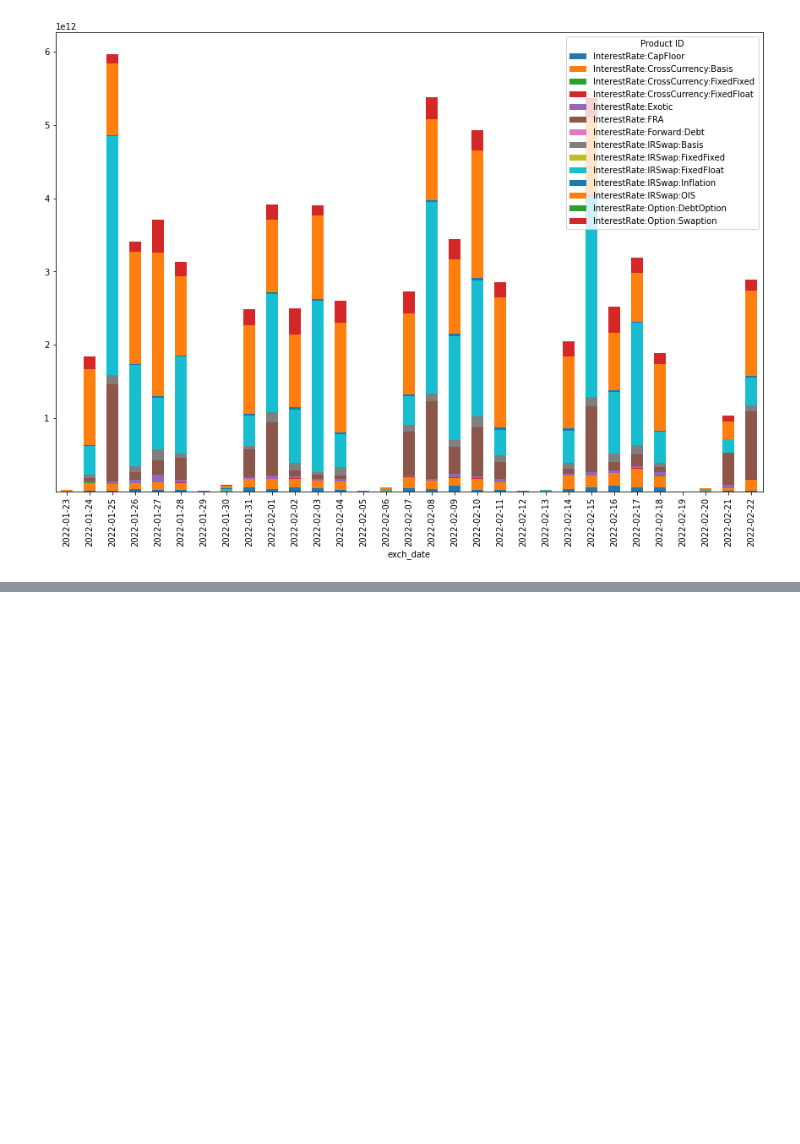
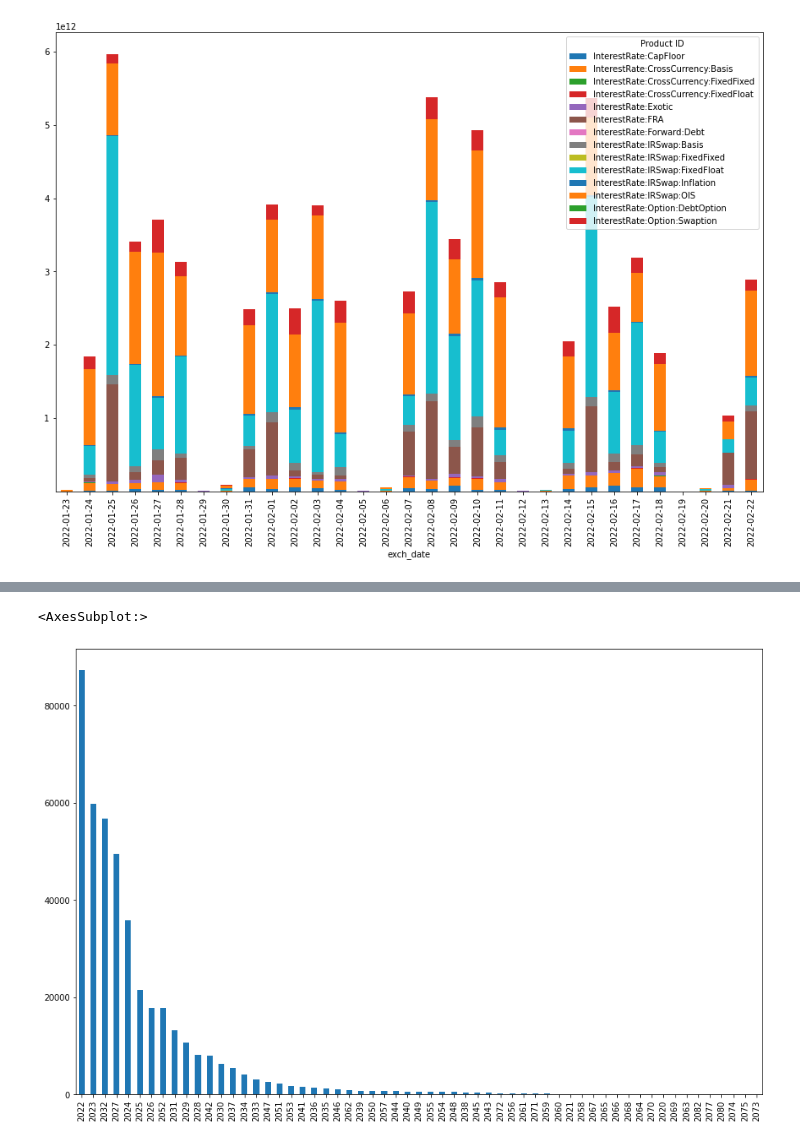
Before and after one commit to drastorguev/nqis_simple_app, a Jupyter notebook: Notebooks/EDA.ipynb, the cells around one changed output, grey strips where cells are left out. Cells and saved outputs as stored; diff of their text form; code cells hidden in the pictures; blank space fills up the shorter version.

```diff
--- a/Notebooks/EDA.ipynb
+++ b/Notebooks/EDA.ipynb
@@ -591,0 +634,5 @@ final_df.groupby(['exch_date', 'Notional Currency 1'])['notional_1_base'].sum().
+# %%
+pd.to_datetime(final_df['Expiration Date']).dt.year.value_counts().plot(kind='bar', figsize=(15,10))
+# %% [output]
+<AxesSubplot:>
+[figure, added]
```
Also changed, not shown: parts of 6 cells of this notebook, 4 other files.
